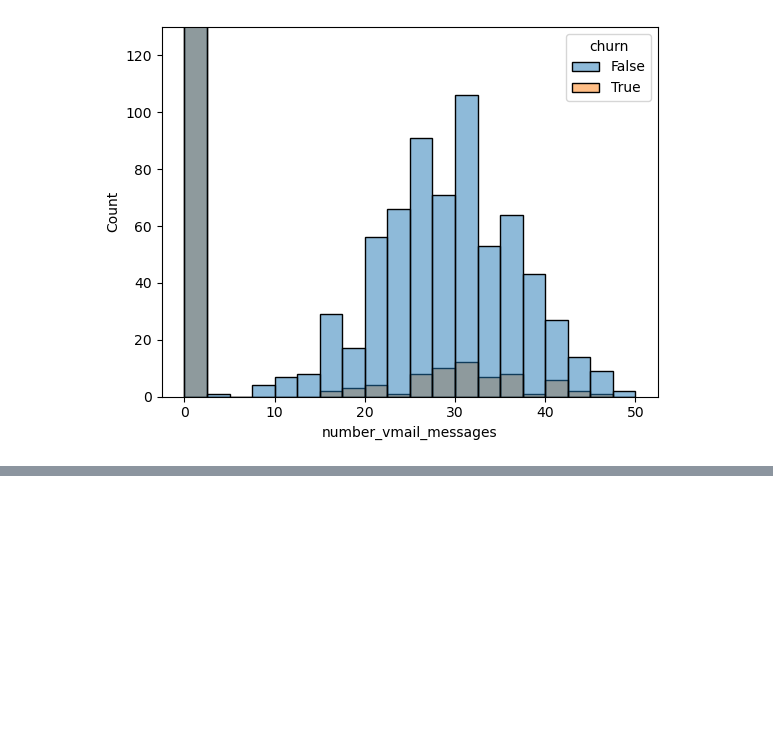
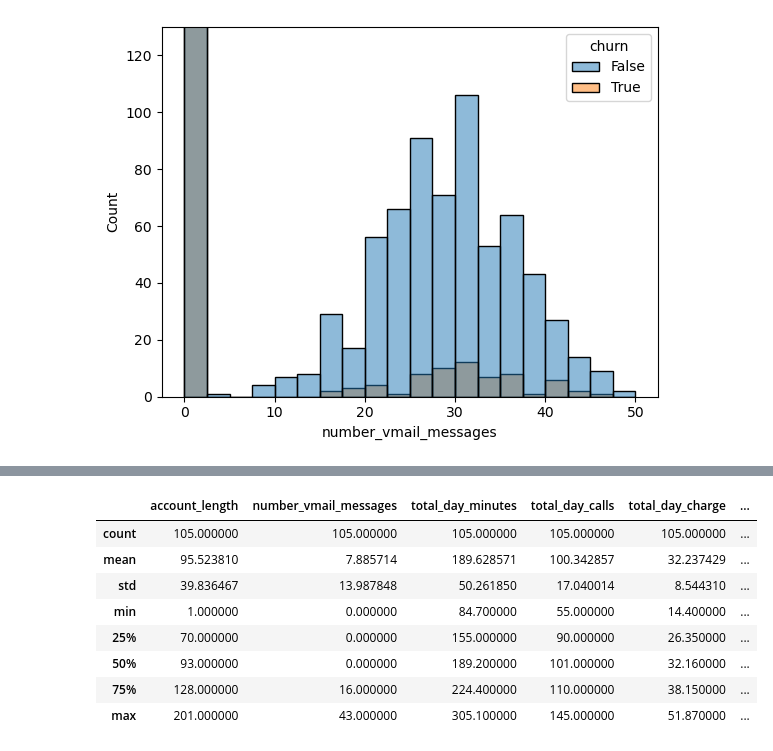
Before and after one commit to Erfan-Taherirani/Data_Science, a Jupyter notebook: Telecom Customer Churn/notebooks/eda.ipynb, the cells around one changed output, grey strips where cells are left out. Drawn from its saved outputs; the diff is of its cells as text; code cells hidden in the pictures; blank space fills up the shorter version.

```diff
--- a/Telecom Customer Churn/notebooks/data_understanding.ipynb
+++ b/Telecom Customer Churn/notebooks/eda.ipynb
@@ -521,0 +575,27 @@ plt.ylim(0, 130)
+# %%
+def get_customers_from_tx_and_nj(df):
+	df_nj = df.loc[df['state'] == 'NJ']
+	df_tx = df.loc[df['state'] == 'TX']
+	df = pd.concat([df_nj, df_tx])
+	return df
+
+def get_customers_not_in_nj_or_tx(df):
+	df_new = df.drop(df.loc[df['state'] == 'NJ'].index)
+	df_new = df_new.drop(df_new.loc[df_new['state'] == 'TX'].index)
+
+	return df_new
+
+df_tx_nj = get_customers_from_tx_and_nj(df)
+df_not_tx_nj = get_customers_not_in_nj_or_tx(df)
+# %%
+df_tx_nj.describe()
+# %% [output]
+|  | account_length | number_vmail_messages | total_day_minutes | total_day_calls | total_day_charge | ... |
+| count | 105.000000 | 105.000000 | 105.000000 | 105.000000 | 105.000000 | ... |
+| mean | 95.523810 | 7.885714 | 189.628571 | 100.342857 | 32.237429 | ... |
+| std | 39.836467 | 13.987848 | 50.261850 | 17.040014 | 8.544310 | ... |
+| min | 1.000000 | 0.000000 | 84.700000 | 55.000000 | 14.400000 | ... |
+| 25% | 70.000000 | 0.000000 | 155.000000 | 90.000000 | 26.350000 | ... |
+| 50% | 93.000000 | 0.000000 | 189.200000 | 101.000000 | 32.160000 | ... |
+| 75% | 128.000000 | 16.000000 | 224.400000 | 110.000000 | 38.150000 | ... |
+| max | 201.000000 | 43.000000 | 305.100000 | 145.000000 | 51.870000 | ... |
```
Also changed, not shown: parts of 17 cells of this notebook.
